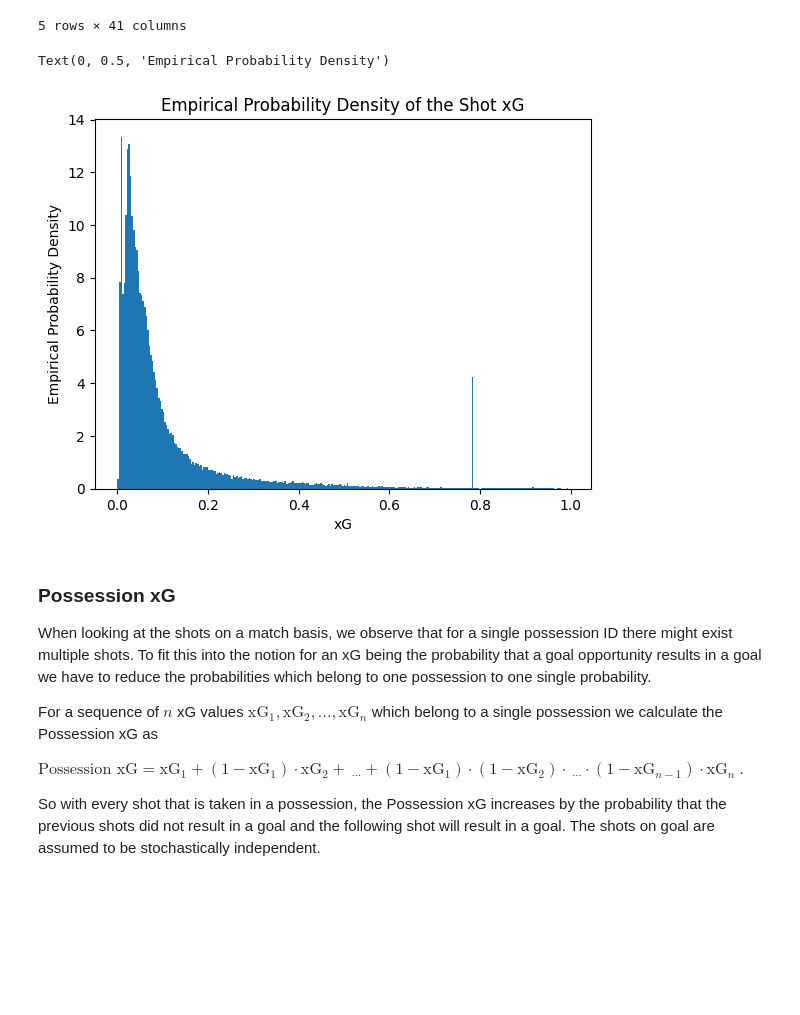
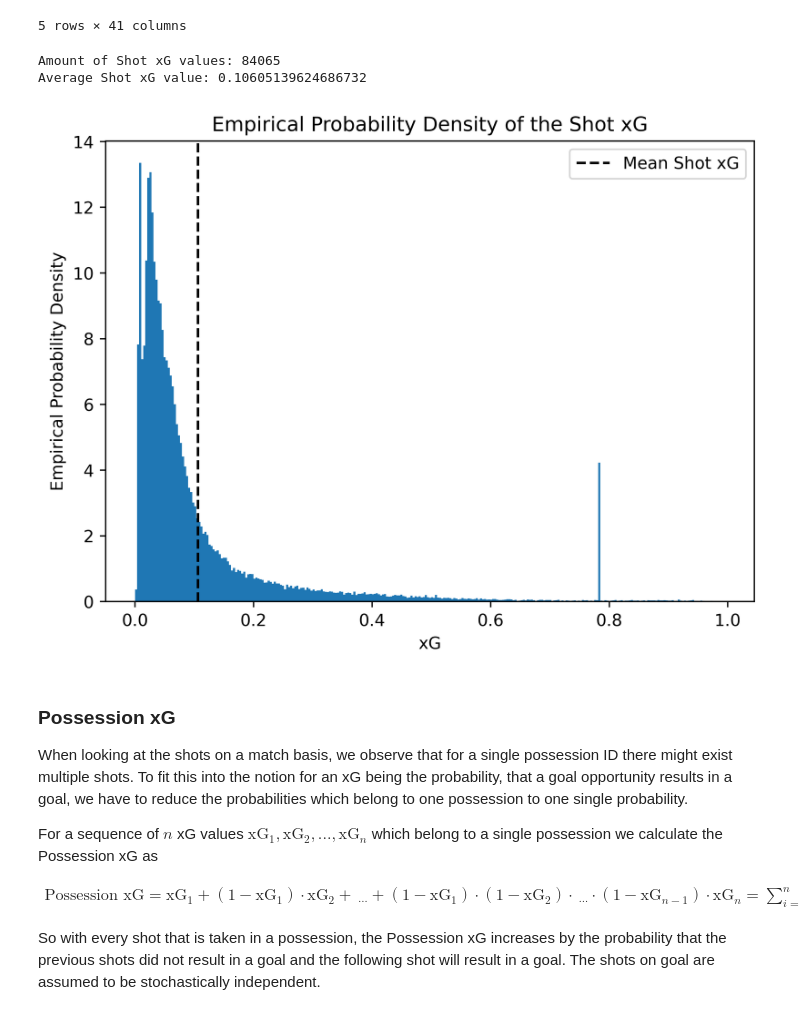
Before and after one commit to StrikerBadger/bachelor-thesis, a Jupyter notebook: empirical_analysis.ipynb, the cells around one changed output. Saved outputs shown, nothing was run; the diff lists cells and outputs as text; code cells hidden in the pictures; blank space fills up the shorter version.

Commit message:
Clean up Empirical Analysis, Simulation Analysis and Performance Analysis

```diff
--- a/empirical_analysis.ipynb
+++ b/empirical_analysis.ipynb
@@ -18,6 +19,9 @@ from matplotlib import pyplot as plt
 # We don't have an API-key, so we will ignore that exact warning
 import warnings
 warnings.filterwarnings('ignore', category=sb.api_client.NoAuthWarning)
+# %%
+# Set the plot resolution
+plt.rcParams['figure.dpi'] = 600
 # %%
 # Since we want as much data as possible, we will first query for all available match_ids
 all_competition_season_ids = sb.competitions()[['competition_id', 'season_id']].apply(lambda row: (row['competition_id'], row['season_id']), axis='columns')
@@ -84,19 +88,27 @@ Index(['id', 'index', 'period', 'timestamp', 'minute', 'second', 'type',
 # %%
 # Plot the distribution of the xG values as a probability density
 plt.hist(shots_df['shot_statsbomb_xg'], bins=int(np.sqrt(len(shots_df))), density=True)
 plt.title('Empirical Probability Density of the Shot xG')
 plt.xlabel('xG')
 plt.ylabel('Empirical Probability Density')
+plt.axvline(np.average(shots_df['shot_statsbomb_xg']), linestyle='--', c='black', label='Mean Shot xG')
+plt.legend()
+print('Amount of Shot xG values:', len(shots_df['shot_statsbomb_xg']))
+print('Average Shot xG value:', np.average(shots_df['shot_statsbomb_xg']))
+plt.show()
 # %% [output]
-Text(0, 0.5, 'Empirical Probability Density')
+Amount of Shot xG values: 84065
+Average Shot xG value: 0.10605139624686732
-[figure, old version]
+[figure, new version]
 # %% [markdown]
 ### Possession xG
-When looking at the shots on a match basis, we observe that for a single possession ID there might exist multiple shots. To fit this into the notion for an xG being the probability that a goal opportunity results in a goal we have to reduce the probabilities which belong to one possession to one single probability.
+When looking at the shots on a match basis, we observe that for a single possession ID there might exist multiple shots. To fit this into the notion for an xG being the probability, that a goal opportunity results in a goal, we have to reduce the probabilities which belong to one possession to one single probability.
 
 For a sequence of $n$ xG values $\text{xG}_1, \text{xG}_2, ..., \text{xG}_n$ which belong to a single possession we calculate the Possession xG as
 
-$ \text{Possession xG} = \text{xG}_1 + (1 - \text{xG}_1) \cdot \text{xG}_2 +\ _{\cdots} + (1 - \text{xG}_1) \cdot (1 - \text{xG}_2) \cdot\ _{\cdots} \cdot (1 - \text{xG}_{n-1}) \cdot \text{xG}_n $ .
+\begin{align*}
+    \text{Possession xG} = \text{xG}_1 + (1 - \text{xG}_1) \cdot \text{xG}_2 +\ _{\cdots} + (1 - \text{xG}_1) \cdot (1 - \text{xG}_2) \cdot\ _{\cdots} \cdot (1 - \text{xG}_{n-1}) \cdot \text{xG}_n = \sum_{i = 1}^n \prod_{j = 1}^{n - 1} (1 - \text{xG}_j) \cdot \text{xG}_i \text{ .}
+\end{align*}
 
 So with every shot that is taken in a possession, the Possession xG increases by the probability that the previous shots did not result in a goal and the following shot will result in a goal. The shots on goal are assumed to be stochastically independent.
 # %%
```
Also changed, not shown: parts of 5 cells of this notebook, 9 other files.
